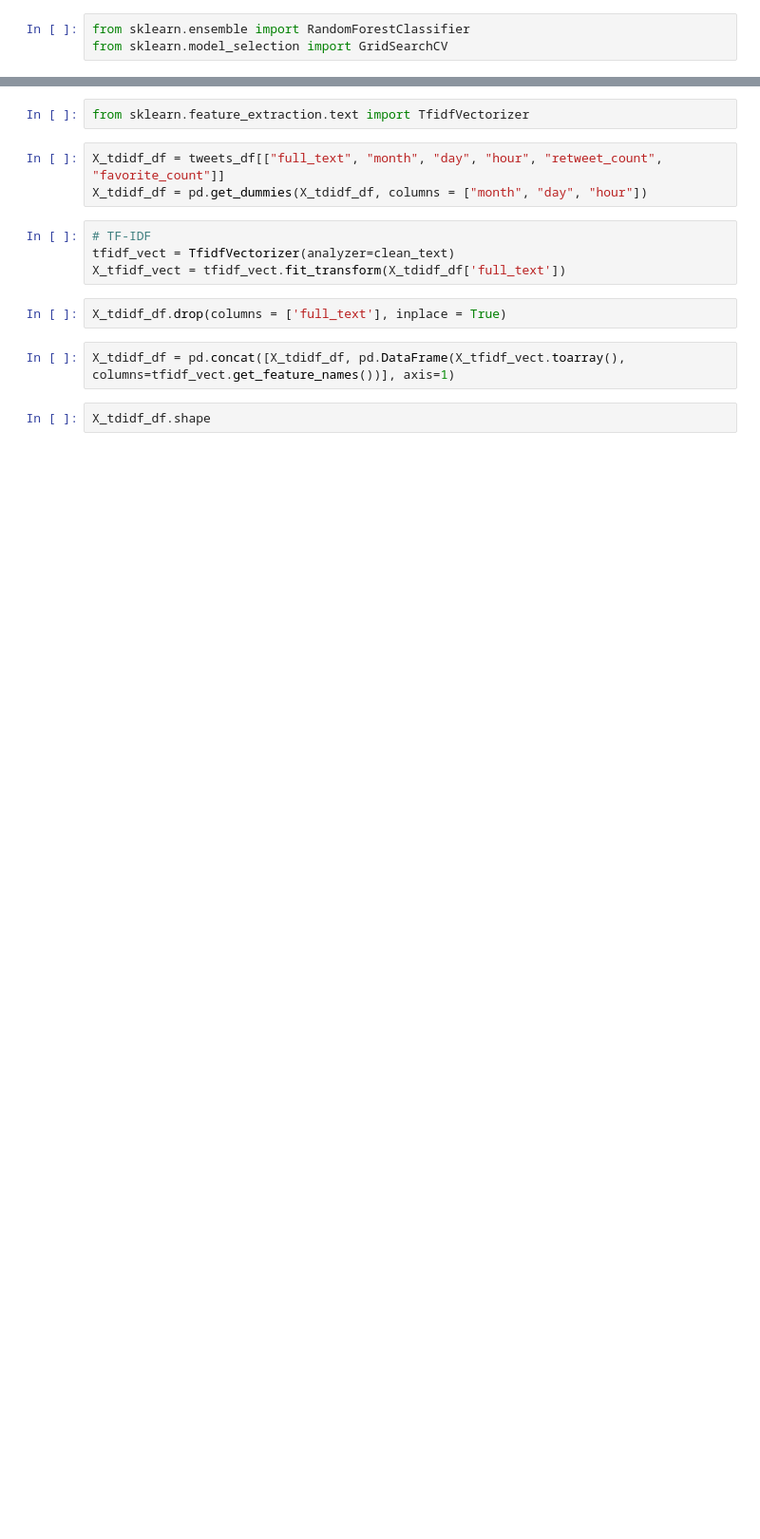
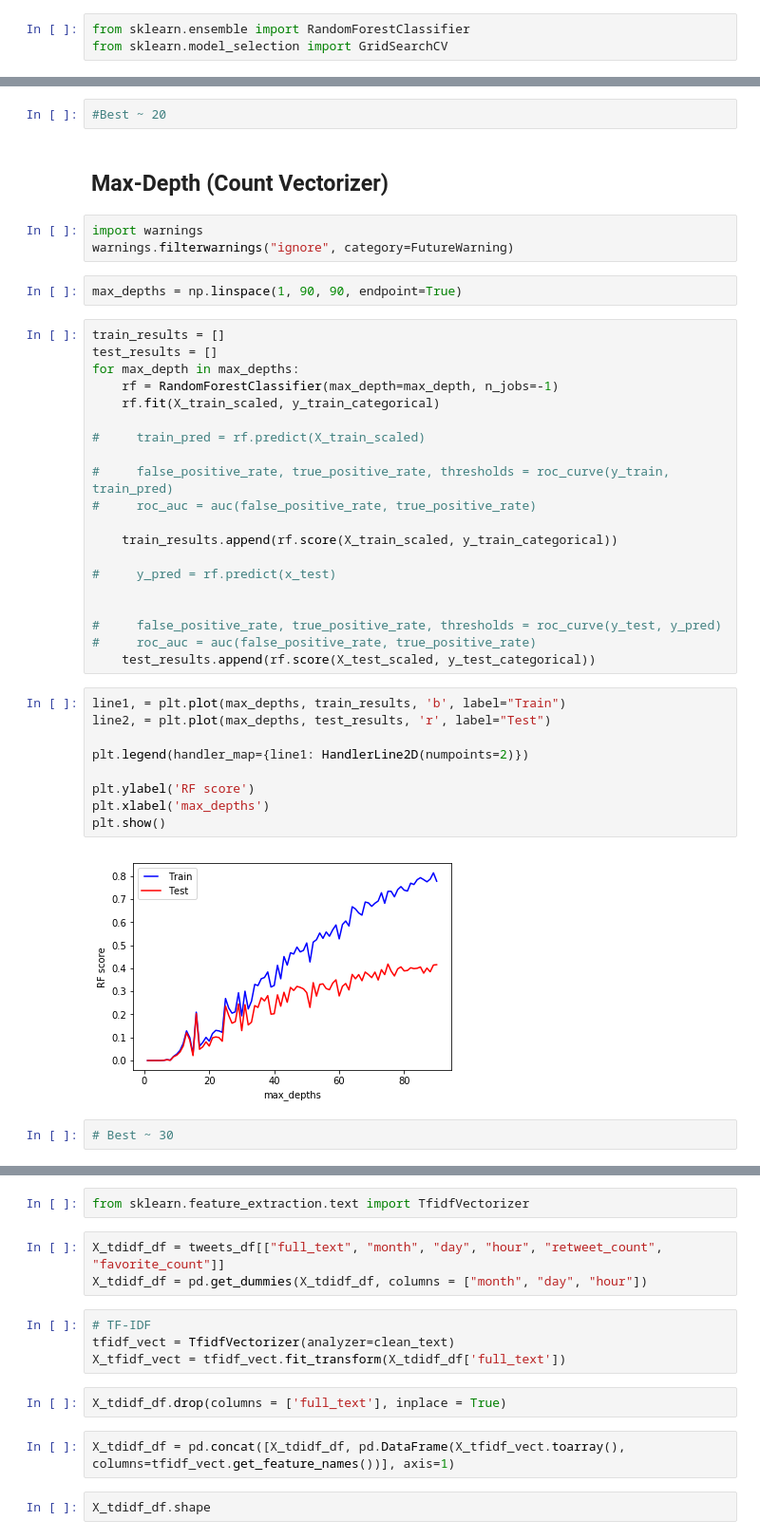
Before and after one commit to elanderos318/Tweetocracy, a Jupyter notebook: jupyter_notebook_code/Random Forest Classifier.ipynb, the cells around one changed output, grey strips where cells are left out. Shown: that part at 95% size. Cells and saved outputs as stored; diff of their text form; blank space fills up the shorter version.

```diff
--- a/jupyter_notebook_code/Random Forest Classifier.ipynb
+++ b/jupyter_notebook_code/Random Forest Classifier.ipynb
@@ -136,0 +271,42 @@ pd.DataFrame(gs_fit.cv_results_).sort_values('mean_test_score', ascending=False)
+# %%
+#Best ~ 20
+# %% [markdown]
+## Max-Depth (Count Vectorizer)
+# %%
+import warnings
+warnings.filterwarnings("ignore", category=FutureWarning)
+# %%
+max_depths = np.linspace(1, 90, 90, endpoint=True)
+# %%
+train_results = []
+test_results = []
+for max_depth in max_depths:
+    rf = RandomForestClassifier(max_depth=max_depth, n_jobs=-1)
+    rf.fit(X_train_scaled, y_train_categorical)
+
+#     train_pred = rf.predict(X_train_scaled)
+
+#     false_positive_rate, true_positive_rate, thresholds = roc_curve(y_train, train_pred)
+#     roc_auc = auc(false_positive_rate, true_positive_rate)
+
+    train_results.append(rf.score(X_train_scaled, y_train_categorical))
+
+#     y_pred = rf.predict(x_test)
+
+
+#     false_positive_rate, true_positive_rate, thresholds = roc_curve(y_test, y_pred)
+#     roc_auc = auc(false_positive_rate, true_positive_rate)
+    test_results.append(rf.score(X_test_scaled, y_test_categorical))
+# %%
+line1, = plt.plot(max_depths, train_results, 'b', label="Train")
+line2, = plt.plot(max_depths, test_results, 'r', label="Test")
+
+plt.legend(handler_map={line1: HandlerLine2D(numpoints=2)})
+
+plt.ylabel('RF score')
+plt.xlabel('max_depths')
+plt.show()
+# %% [output]
+[figure, added]
+# %%
+# Best ~ 30
```
Also changed, not shown: parts of 59 cells of this notebook, 1 other file.
